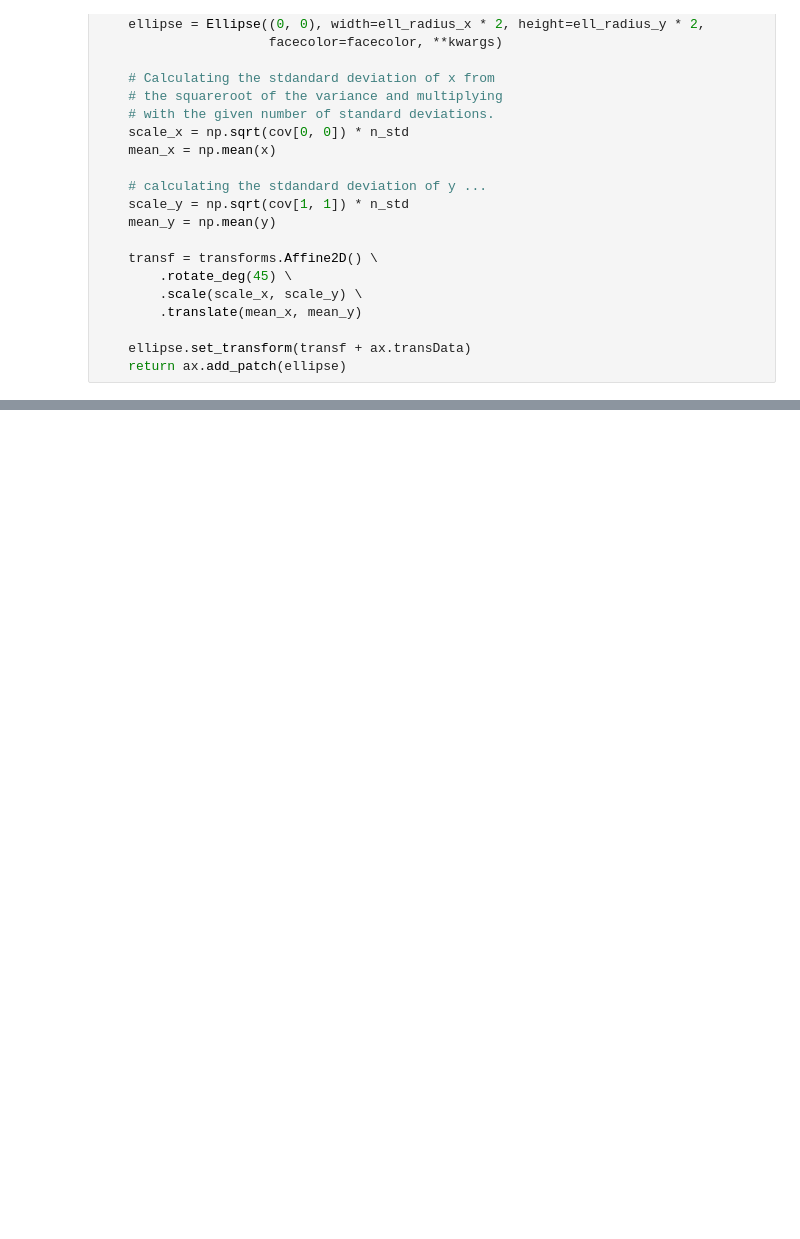
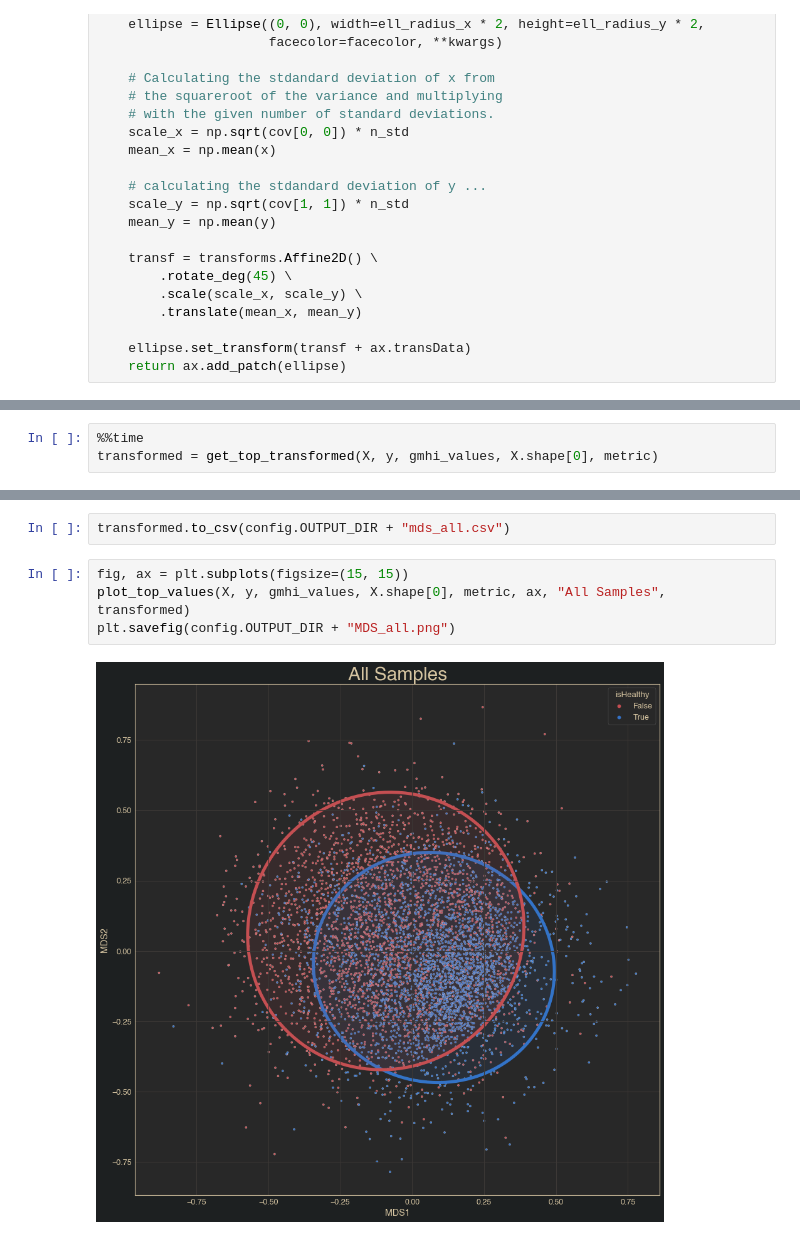
Before and after one commit to danielchang2002/GMHI2-Scratchpad, a Jupyter notebook: src/clustering.ipynb, the cells around one changed output, grey strips where cells are left out. Drawn from its saved outputs; the diff is of its cells as text; blank space fills up the shorter version.

```diff
--- a/src/clustering.ipynb
+++ b/src/clustering.ipynb
@@ -125,0 +133,3 @@ for idx, num_top in enumerate([10, 25, 50, 100]):
+# %%
+%%time
+transformed = get_top_transformed(X, y, gmhi_values, X.shape[0], metric)
@@ -125,0 +153,8 @@ for idx, num_top in enumerate([10, 25, 50, 100]):
+# %%
+transformed.to_csv(config.OUTPUT_DIR + "mds_all.csv")
+# %%
+fig, ax = plt.subplots(figsize=(15, 15))
+plot_top_values(X, y, gmhi_values, X.shape[0], metric, ax, "All Samples", transformed)
+plt.savefig(config.OUTPUT_DIR + "MDS_all.png")
+# %% [output]
+[figure, added]
```
Also changed, not shown: parts of 8 cells of this notebook, 7 other files.
